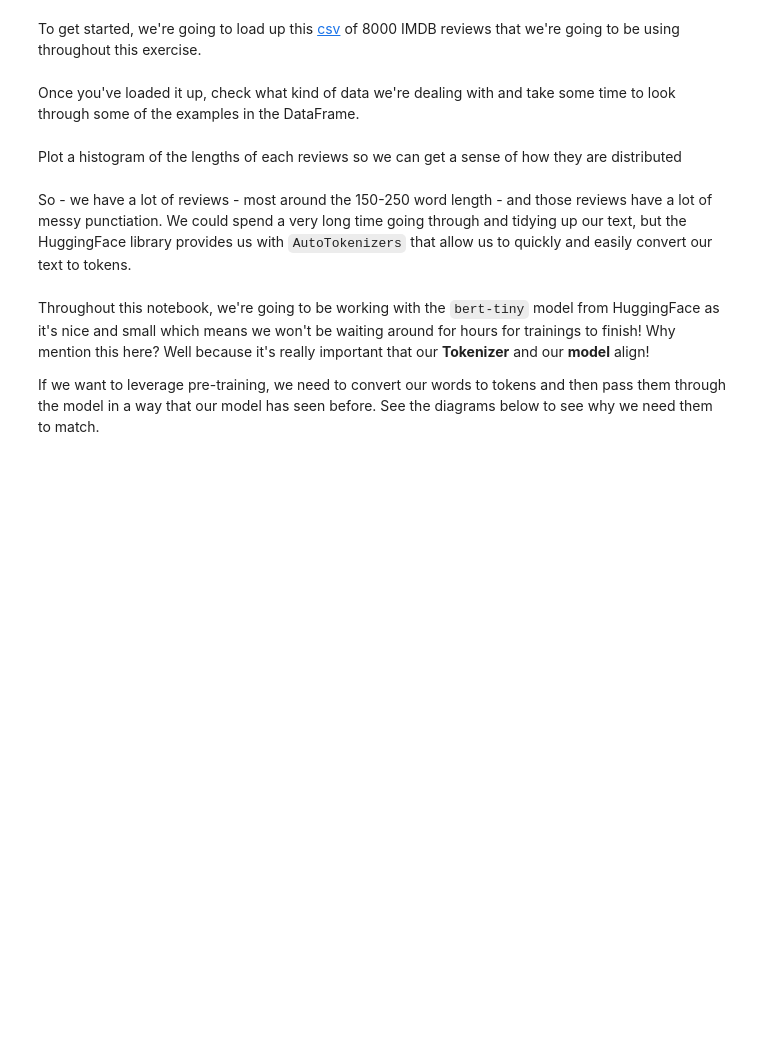
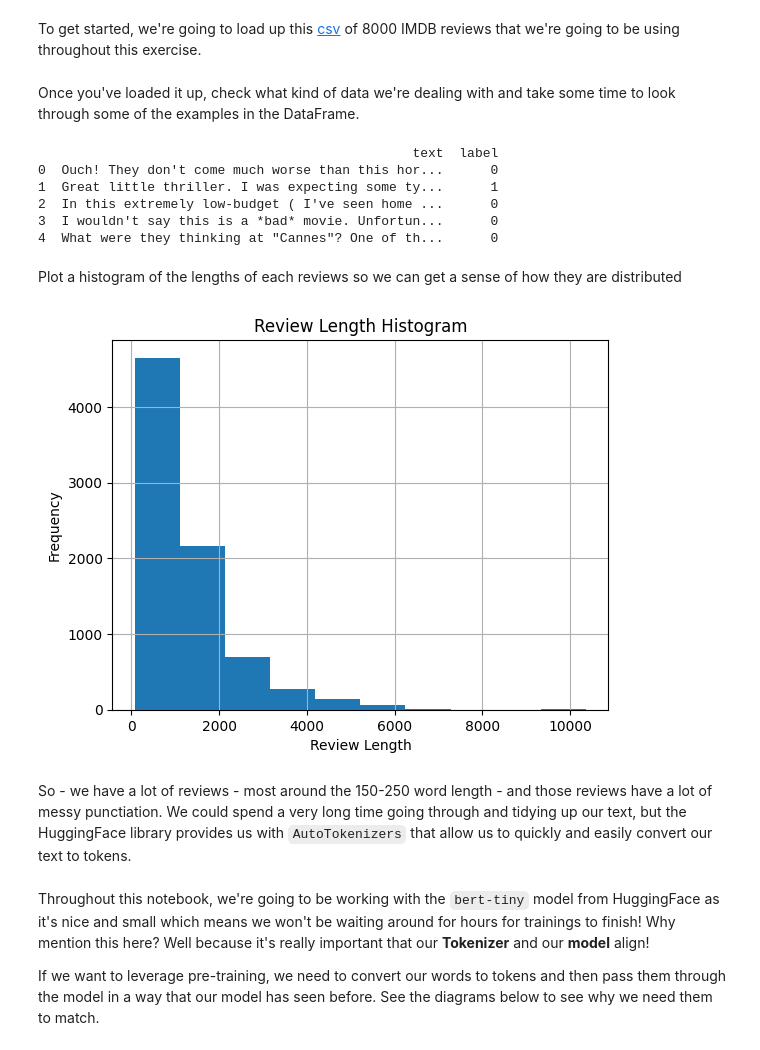
Before and after one commit to tanushrin/data-transformer-finetuning-challenge, a Jupyter notebook: model-fine-tuning.ipynb, the cells around one changed output. Saved outputs shown, nothing was run; the diff lists cells and outputs as text; code cells hidden in the pictures; blank space fills up the shorter version.

```diff
--- a/model-fine-tuning.ipynb
+++ b/model-fine-tuning.ipynb
@@ -13,2 +11,18 @@ pass  # YOUR CODE HERE
+# %%
+# Load the CSV file 'imdb.csv'
+
+import pandas as pd
+
+df = pd.read_csv('data/imdb.csv')
+
+# Print the first 5 rows of df
+print(df.head())
+# %% [output]
+                                                text  label
+0  Ouch! They don't come much worse than this hor...      0
+1  Great little thriller. I was expecting some ty...      1
+2  In this extremely low-budget ( I've seen home ...      0
+3  I wouldn't say this is a *bad* movie. Unfortun...      0
+4  What were they thinking at "Cannes"? One of th...      0
 # %% [markdown]
 Plot a histogram of the lengths of each reviews so we can get a sense of how they are distributed
@@ -17,3 +29,16 @@ pass  # YOUR CODE HERE
+# %%
+# Plot a histogram of the lengths of each reviews
+
+import matplotlib.pyplot as plt
+
+df['text'].str.len().hist()
+# Add title and labels
+plt.title("Review Length Histogram")
+plt.xlabel("Review Length")
+plt.ylabel("Frequency")
+plt.show()
+# %% [output]
+[figure, added]
 # %% [markdown]
 So - we have a lot of reviews - most around the 150-250 word length - and those reviews have a lot of messy punctiation. We could spend a very long time going through and tidying up our text, but the HuggingFace library provides us with `AutoTokenizers` that allow us to quickly and easily convert our text to tokens.
 # %% [markdown]
```
Also changed, not shown: parts of 23 cells of this notebook.
